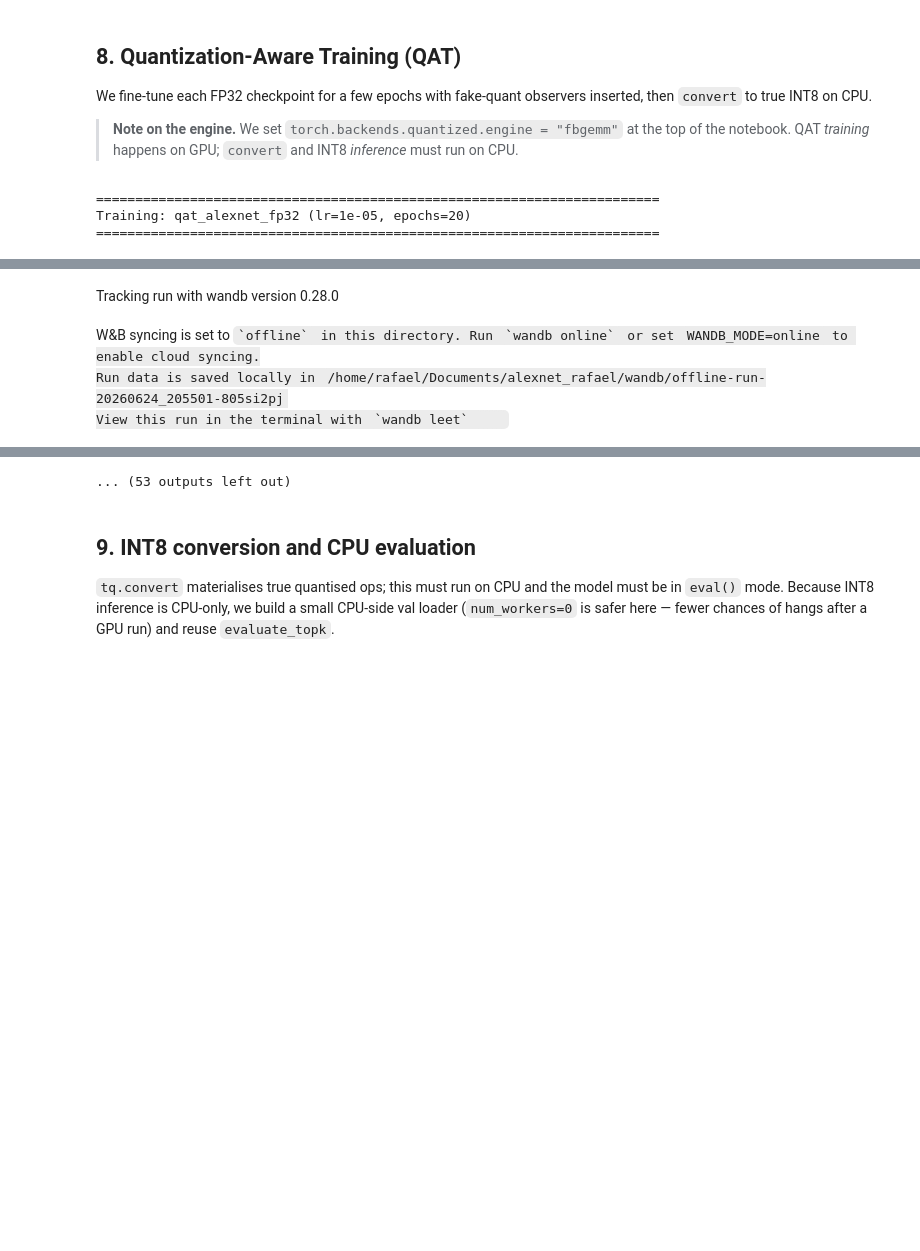
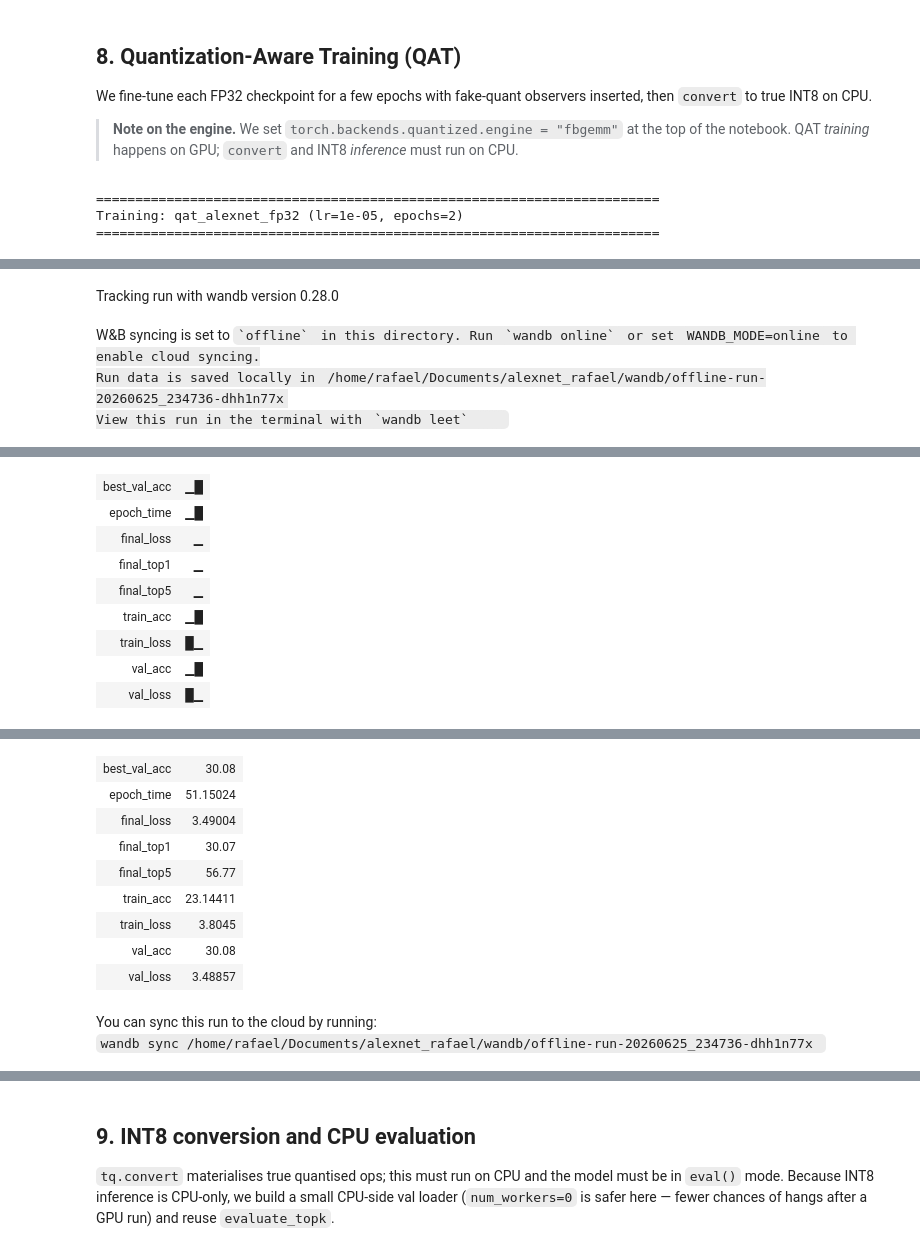
Before and after one commit to RafaelSdeS/dnn_study, a Jupyter notebook: alexnet_qat.ipynb, the cells around one changed output, grey strips where cells are left out. Drawn from its saved outputs; the diff is of its cells as text; code cells hidden in the pictures; blank space fills up the shorter version.

```diff
--- a/alexnet_qat.ipynb
+++ b/alexnet_qat.ipynb
@@ -367,51 +353,17 @@ inserted, then `convert` to true INT8 on CPU.
 > at the top of the notebook. QAT *training* happens on GPU; `convert` and
 > INT8 *inference* must run on CPU.
 # %%
-qat_models = {}
-qat_training_results = {}
-
 criterion = nn.CrossEntropyLoss(label_smoothing=config["label_smoothing"])
 
-for name in MODEL_REGISTRY:
-
-    qat_model = build_qat(name, config["save_dir"], device)
-
-    optimizer = optim.AdamW(
-        qat_model.parameters(),
-        lr=config["lr_qat"],
-        weight_decay=config["weight_decay"],
-    )
-
-    scheduler = optim.lr_scheduler.CosineAnnealingLR(
-        optimizer,
-        T_max=config["epochs_qat"],
-    )
-
-    results = train_and_evaluate(
-        model=qat_model,
-        model_name=f"qat_{name}",
-        train_loader=train_loader,
-        val_loader=val_loader,
-        optimizer=optimizer,
-        criterion=criterion,
-        epochs=config["epochs_qat"],
-        scheduler=scheduler,
-        device=device,
-        save_dir=config["save_dir"],
-        use_amp=False,
-        early_stopping_patience=config["early_stopping_patience"],
-        model_ctor=None,
-        config_dict=config.to_dict(),
-    )
-
-    qat_models[name] = qat_model
-    qat_training_results[name] = results
+qat_models, qat_training_results = run_qat_training(
+    MODEL_REGISTRY, train_loader, val_loader, criterion, config, device
+)
 # %% [output]
 ========================================================================
-Training: qat_alexnet_fp32 (lr=1e-05, epochs=20)
+Training: qat_alexnet_fp32 (lr=1e-05, epochs=2)
 ========================================================================
 [interactive output not drawn]
 Tracking run with wandb version 0.28.0
 W&B syncing is set to `offline` in this directory. Run `wandb online` or set WANDB_MODE=online to enable cloud syncing.
-Run data is saved locally in /home/rafael/Documents/alexnet_rafael/wandb/offline-run-20260624_205501-805si2pj
+Run data is saved locally in /home/rafael/Documents/alexnet_rafael/wandb/offline-run-20260625_234736-dhh1n77x
 View this run in the terminal with `wandb leet`
@@ -420,0 +375,9 @@ Epoch   3/20 | Train Loss: 3.2791 | Train Acc: 34.85% | Val Loss: 3.2636 | Val A
+| best_val_acc | ▁█ |
+| epoch_time | ▁█ |
+| final_loss | ▁ |
+| final_top1 | ▁ |
+| final_top5 | ▁ |
+| train_acc | ▁█ |
+| train_loss | █▁ |
+| val_acc | ▁█ |
+| val_loss | █▁ |
@@ -421,0 +385,11 @@ Epoch   4/20 | Train Loss: 3.2692 | Train Acc: 34.86% | Val Loss: 3.2666 | Val A
+| best_val_acc | 30.08 |
+| epoch_time | 51.15024 |
+| final_loss | 3.49004 |
+| final_top1 | 30.07 |
+| final_top5 | 56.77 |
+| train_acc | 23.14411 |
+| train_loss | 3.8045 |
+| val_acc | 30.08 |
+| val_loss | 3.48857 |
+You can sync this run to the cloud by running:
+wandb sync /home/rafael/Documents/alexnet_rafael/wandb/offline-run-20260625_234736-dhh1n77x
@@ -426,4 +397,3 @@ Epoch   8/20 | Train Loss: 3.2187 | Train Acc: 35.98% | Val Loss: 3.2454 | Val A
-... (53 outputs left out)
 # %% [markdown]
 ## 9. INT8 conversion and CPU evaluation
 
```
Also changed, not shown: parts of 8 cells of this notebook, 2 other files.
